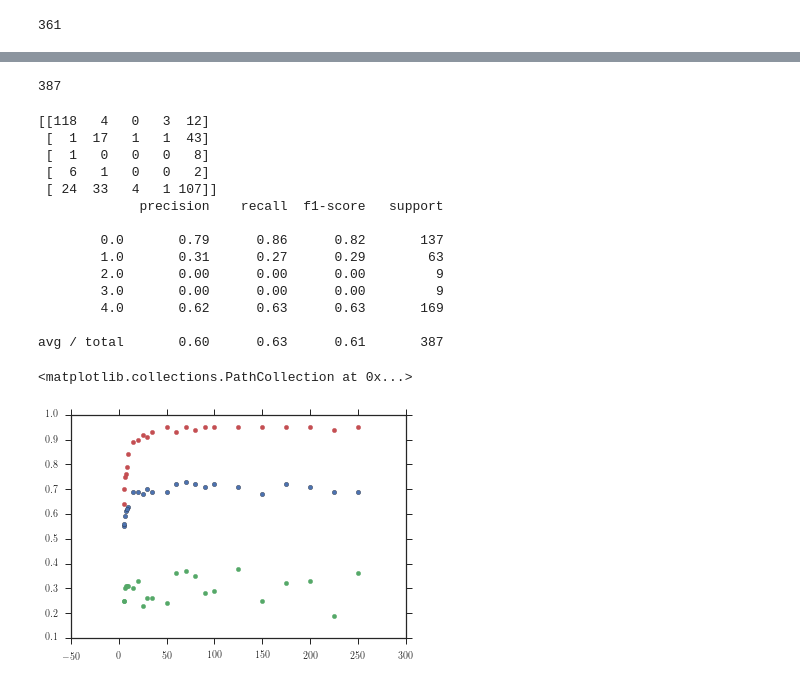
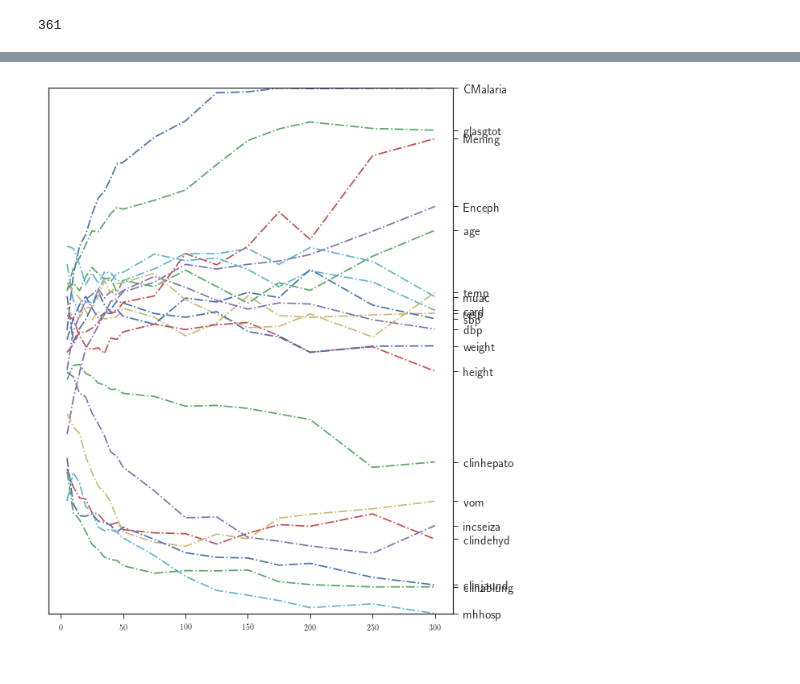
Before and after one commit to lmaesampson/CNSCat, a Jupyter notebook: Code/SlidingWindow.ipynb, the cells around one changed output, grey strips where cells are left out. Cells and saved outputs as stored; diff of their text form; code cells hidden in the pictures.

```diff
--- a/Code/SlidingWindow.ipynb
+++ b/Code/SlidingWindow.ipynb
@@ -420,7 +378,7 @@ Xlabels = np.append(Top20,['diag']) #This is just for plotting.
 X_pd = clin_df.loc[:,np.append(Top20,['diag'])]
 X_pd = X_pd.dropna()  #Drop cases that have nan for *any* entry
 # %%
-Input = X_pd.as_matrix()        #creates a numpy array
+Input = X_pd.values             #creates a numpy array
 Features = Input[:,0:-1].copy() #separate the features and labels
 Labels = Input[:,-1].copy()
 ncase = len(Input[:,0])
@@ -463,6 +426,0 @@ avg / total       1.00      1.00      1.00         7
-# %%
-indices = indices.astype(int)
-topindex = indices[0:10]
-# %%
-for i in topindex:
-    print Top20[i]
@@ -499,4 +482,0 @@ for a in cases:
-# %%
-print len(output)
-# %% [output]
-387
@@ -507,32 +483,12 @@ output = np.reshape(output,[Ntot-N+1,2])
-# %%
-y_test = output[:,0]
-y_pred = output[:,1]
-print(confusion_matrix(y_test,y_pred))
-print(classification_report(y_test,y_pred))
-# %% [output]
-[[118   4   0   3  12]
- [  1  17   1   1  43]
- [  1   0   0   0   8]
- [  6   1   0   0   2]
- [ 24  33   4   1 107]]
-             precision    recall  f1-score   support
-
-        0.0       0.79      0.86      0.82       137
-        1.0       0.31      0.27      0.29        63
-        2.0       0.00      0.00      0.00         9
-        3.0       0.00      0.00      0.00         9
-        4.0       0.62      0.63      0.63       169
-
-avg / total       0.60      0.63      0.61       387
-# %%
-Nplot = [10.,15.,20.,25.,30.,35.,50.,60.,70.,80.,90.,100.,150.,200.,250.,125.,175.,225.,5.,6.,7.,8.,9.]
-p0 = [0.84,0.89,0.9,0.92,0.91,0.93,0.95,0.93,0.95,0.94,0.95,0.95,0.95,0.95,0.95,0.95,0.95,0.94,0.64,0.7,0.75,0.76,0.79]
-p1 = [0.31,0.3,0.33,0.23,0.26,0.26,0.24,0.36,0.37,0.35,0.28,0.29,0.25,0.33,0.36,0.38,0.32,0.19,0.25,0.25,0.3,0.31,0.31]
-p4 = [0.63,0.69,0.69,0.68,0.7,0.69,0.69,0.72,0.73,0.72,0.71,0.72,0.68,0.71,0.69,0.71,0.72,0.69,0.55,0.56,0.59,0.61,0.62]
-# %%
-plt.scatter(Nplot,p0,color='r')
-plt.scatter(Nplot,p1,color='g')
-plt.scatter(Nplot,p4)
-# %% [output]
-<matplotlib.collections.PathCollection at 0x...>
-[figure, removed]
+# %%
+frn = np.array(frn)
+plt.figure(figsize=(9,12))
+ax = plt.subplot()
+
+for i in range(20):
+    ax.plot(Nplot,frn[:,i],linestyle='-.')
+ax.yaxis.tick_right()
+plt.ylim(18,0)
+plt.yticks(frn[-1,:],Top20,fontsize=15);
+# %% [output]
+[figure, added]
```
Also changed, not shown: parts of 24 cells of this notebook, 1 other file.
